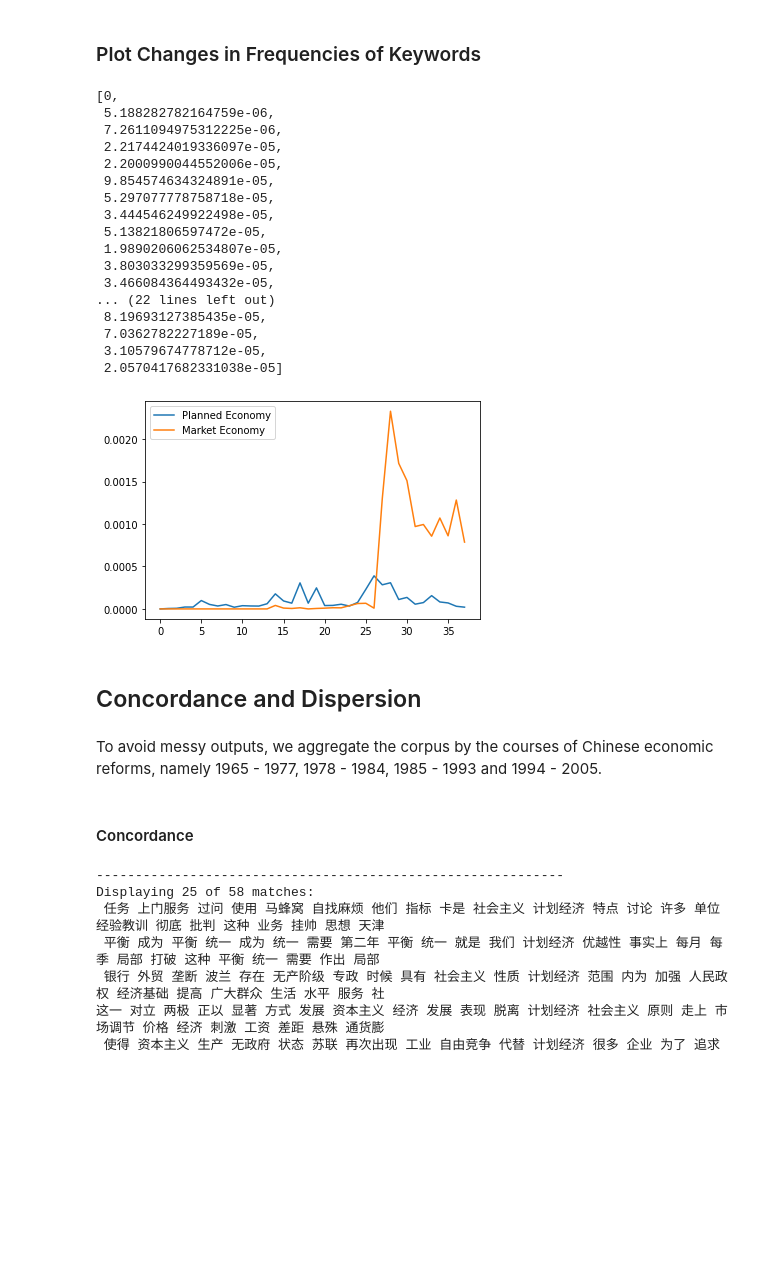
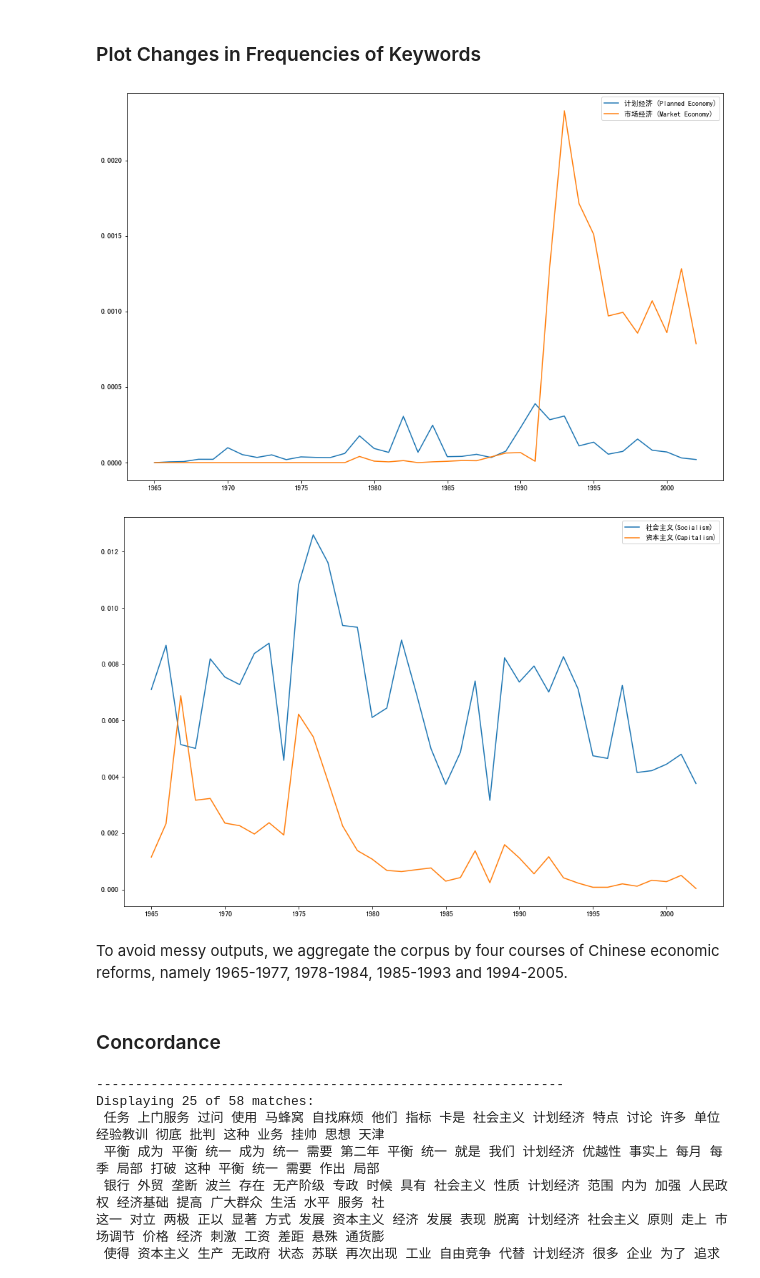
Before and after one commit to WMhYang/EconContent, a Jupyter notebook: codes/counting.ipynb, the cells around one changed output. Saved outputs shown, nothing was run; the diff lists cells and outputs as text; code cells hidden in the pictures; blank space fills up the shorter version.

```diff
--- a/codes/counting.ipynb
+++ b/codes/counting.ipynb
@@ -166,43 +171,46 @@ def cal_freq(kwd, counts=counters):
         else:
             freqs.append(0)
     return freqs
-# %%
-cal_freq("计划经济")
-# %% [output]
-[0,
- 5.188282782164759e-06,
- 7.2611094975312225e-06,
- 2.2174424019336097e-05,
- 2.2000990044552006e-05,
- 9.854574634324891e-05,
- 5.297077778758718e-05,
- 3.444546249922498e-05,
- 5.13821806597472e-05,
- 1.9890206062534807e-05,
- 3.803033299359569e-05,
- 3.466084364493432e-05,
-... (22 lines left out)
- 8.19693127385435e-05,
- 7.0362782227189e-05,
- 3.10579674778712e-05,
- 2.0570417682331038e-05]
 # %%
-# Plot the frequencies
+# Plot the frequencies of "计划经济(Planned Economy)" and "市场经济(Market Economy)"
 kwds = ["计划经济", "市场经济"]
-F = {"year": list(range(1965, 2003))}
-for kwd in kwds:
-    F[kwd] = cal_freq(kwd)
-df = pd.DataFrame(F)
-plt.plot(df["计划经济"].values, label="Planned Economy")
-plt.plot(df["市场经济"].values, label="Market Economy")
+F1 = {"year": list(range(1965, 2003)), kwds[0]: cal_freq(kwds[0])}
+df1 = pd.DataFrame(F1)
+df1 = df1.set_index("year")
+
+F2 = {"year": list(range(1965, 2003)), kwds[1]: cal_freq(kwds[1])}
+df2 = pd.DataFrame(F2)
+df2 = df2.set_index("year")
+
+plt.figure(figsize=(15, 10))
+matplotlib.rcParams["font.family"] = ["SimHei"]
+plt.plot(df1, label="计划经济 (Planned Economy)")
+plt.plot(df2, label="市场经济 (Market Economy)")
 plt.legend()
 plt.show()
 # %% [output]
-[figure, old version]
+[figure, new version]
-# %% [markdown]
-## Concordance and Dispersion
+# %%
+# Plot the frequencies of "社会主义(Socialism)" and "资本主义(Capitalism)"
+kwds = ["社会主义", "资本主义"]
+F1 = {"year": list(range(1965, 2003)), kwds[0]: cal_freq(kwds[0])}
+df1 = pd.DataFrame(F1)
+df1 = df1.set_index("year")
+
+F2 = {"year": list(range(1965, 2003)), kwds[1]: cal_freq(kwds[1])}
+df2 = pd.DataFrame(F2)
+df2 = df2.set_index("year")
+
+plt.figure(figsize=(15, 10))
+matplotlib.rcParams["font.family"] = ["SimHei"]
+plt.plot(df1, label="社会主义(Socialism)")
+plt.plot(df2, label="资本主义(Capitalism)")
+plt.legend()
+plt.show()
+# %% [output]
+[figure, added]
 # %% [markdown]
-To avoid messy outputs, we aggregate the corpus by the courses of Chinese economic reforms, namely 1965 - 1977, 1978 - 1984, 1985 - 1993 and 1994 - 2005.
+To avoid messy outputs, we aggregate the corpus by four courses of Chinese economic reforms, namely 1965-1977, 1978-1984, 1985-1993 and 1994-2005.
 # %%
 ph0 = []
 ph1 = []
@@ -219,7 +227,7 @@ for index, piece in rmrb_yr.iterrows():
         ph3 += piece["tokens"]
 rmrb_ph = {"ph0": ph0, "ph1": ph1, "ph2": ph2, "ph3": ph3}
 # %% [markdown]
-#### Concordance
+### Concordance
 # %%
 # Function that produces concordance of a given word
 def concordance(tokens, kwd):
```
Also changed, not shown: parts of 14 cells of this notebook.
